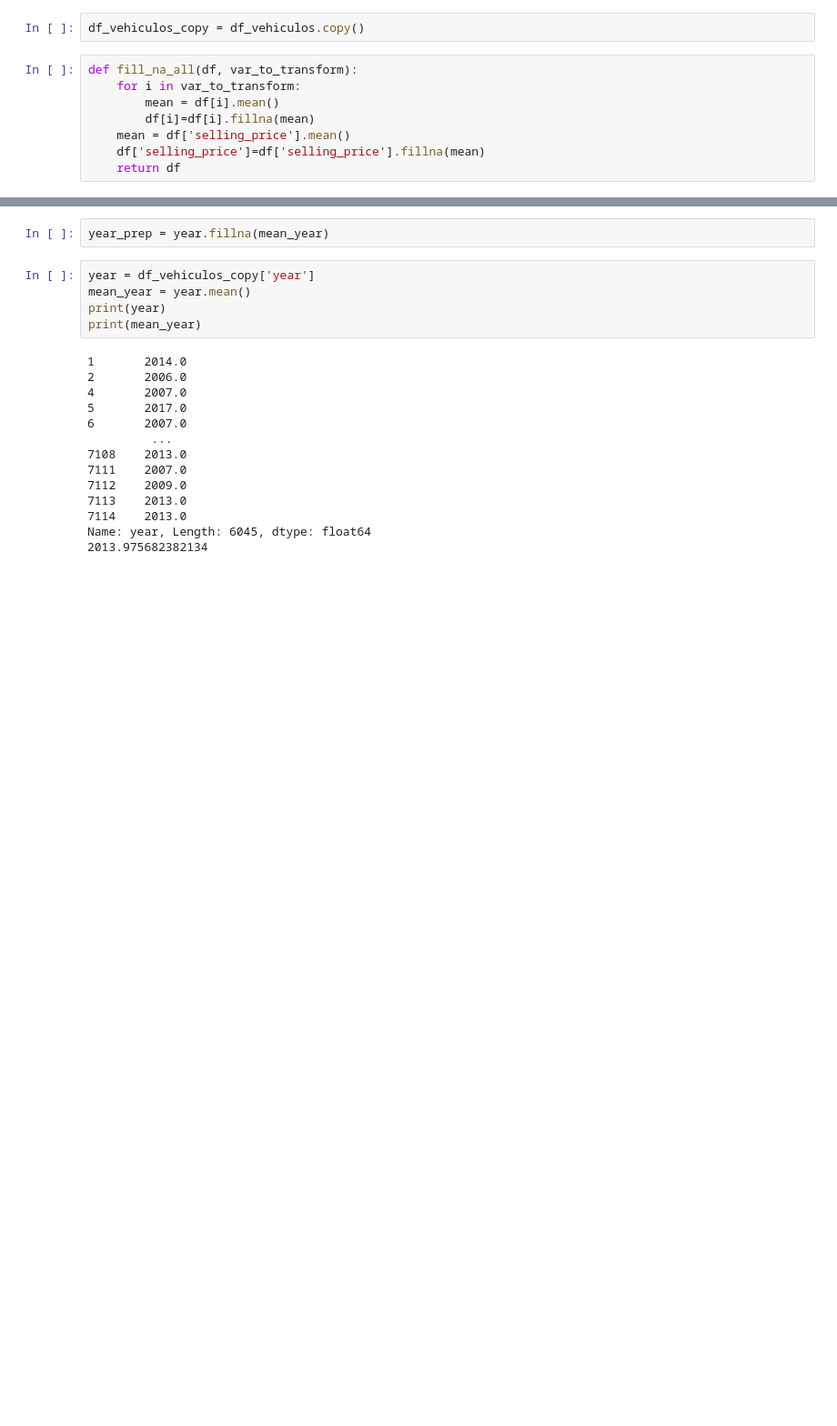
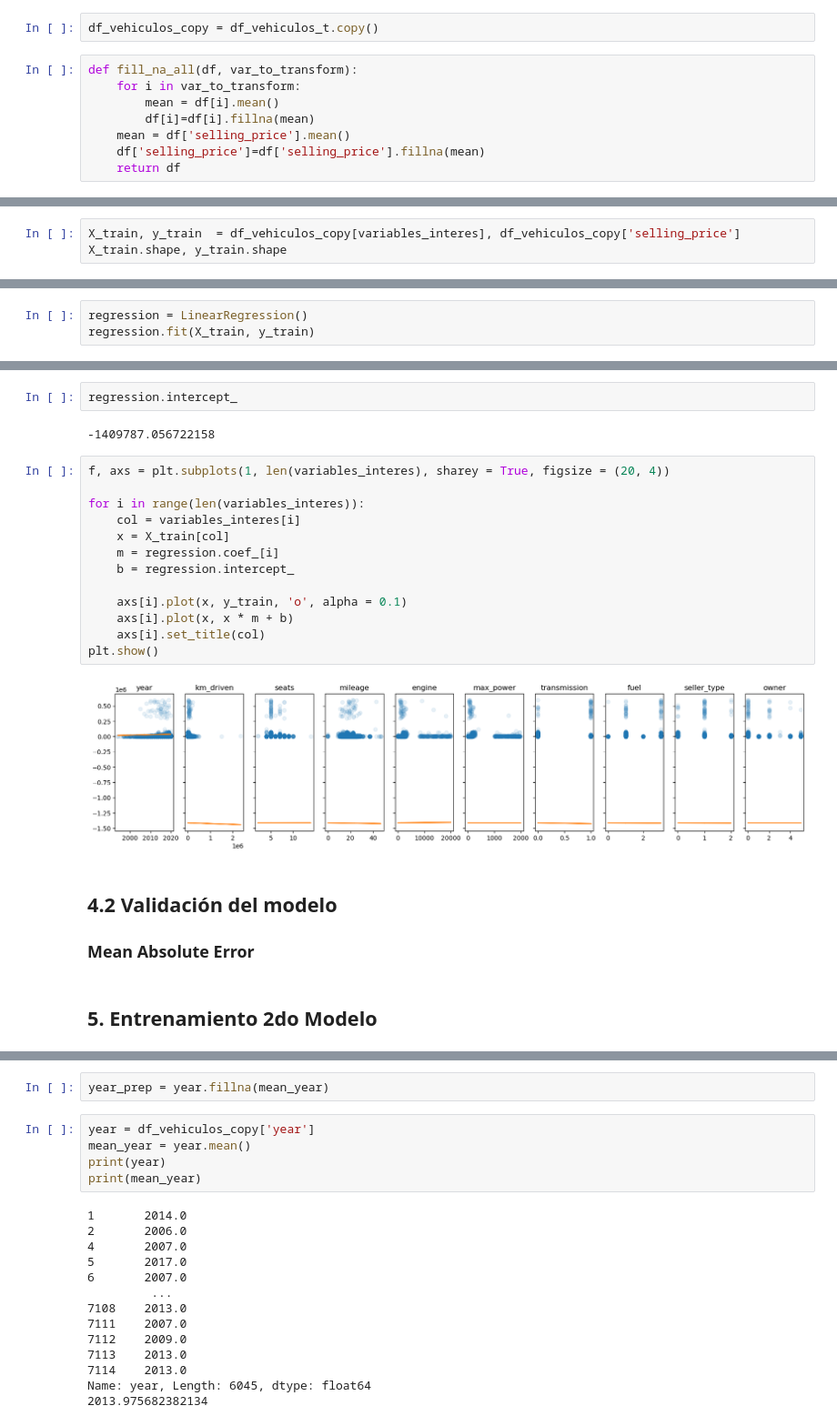
Before and after one commit to Paolaaaaaa/Lab2-Regresion, a Jupyter notebook: Regresion.ipynb, the cells around one changed output, grey strips where cells are left out. Shown at 91% size. Saved outputs shown, nothing was run; the diff lists cells and outputs as text; blank space fills up the shorter version.

```diff
--- a/Regresion.ipynb
+++ b/Regresion.ipynb
@@ -70,5 +106,5 @@ plt.show()
 # %%
-df_vehiculos_copy = df_vehiculos.copy()
+df_vehiculos_copy = df_vehiculos_t.copy()
 # %%
 def fill_na_all(df, var_to_transform):
     for i in var_to_transform:
@@ -133,0 +143,3 @@ plt.show()
+# %%
+X_train, y_train  = df_vehiculos_copy[variables_interes], df_vehiculos_copy['selling_price']
+X_train.shape, y_train.shape
@@ -133,0 +157,3 @@ plt.show()
+# %%
+regression = LinearRegression()
+regression.fit(X_train, y_train)
@@ -133,0 +178,24 @@ plt.show()
+# %%
+regression.intercept_
+# %% [output]
+-1409787.056722158
+# %%
+f, axs = plt.subplots(1, len(variables_interes), sharey = True, figsize = (20, 4))
+
+for i in range(len(variables_interes)):
+    col = variables_interes[i]
+    x = X_train[col]
+    m = regression.coef_[i]
+    b = regression.intercept_
+
+    axs[i].plot(x, y_train, 'o', alpha = 0.1)
+    axs[i].plot(x, x * m + b)
+    axs[i].set_title(col)
+plt.show()
+# %% [output]
+[figure, added]
+# %% [markdown]
+## 4.2 Validación del modelo
+### Mean Absolute Error
+# %% [markdown]
+## 5. Entrenamiento 2do Modelo
```
Also changed, not shown: parts of 37 cells of this notebook.
